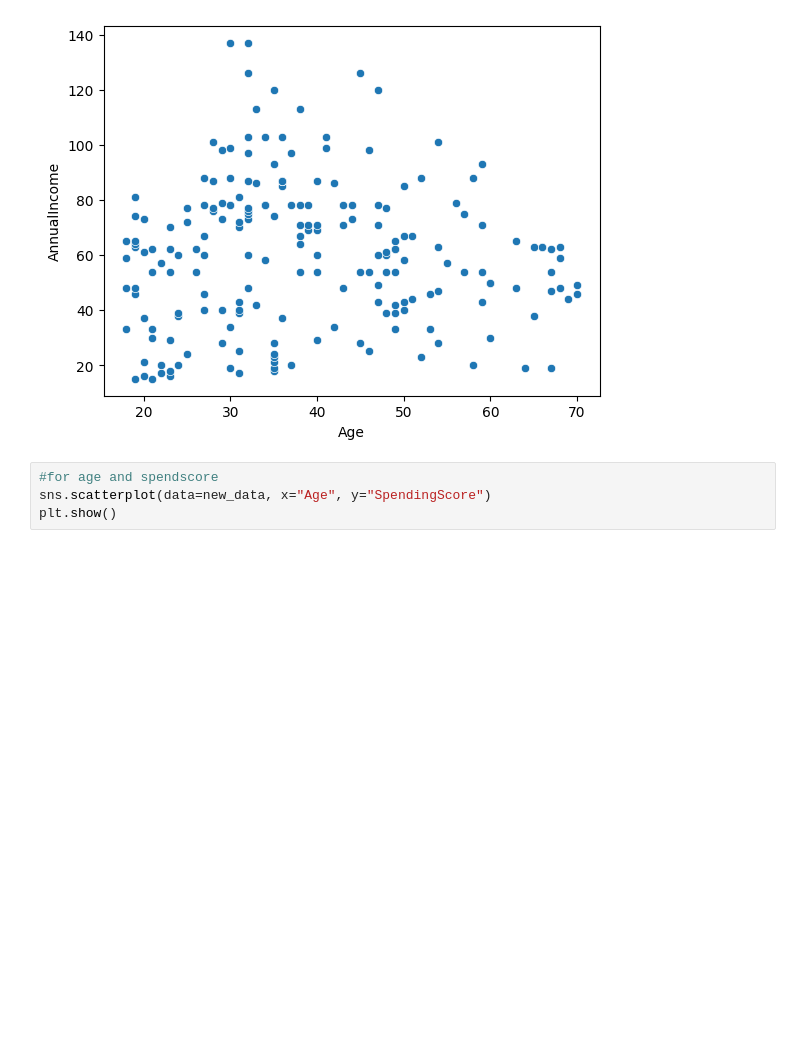
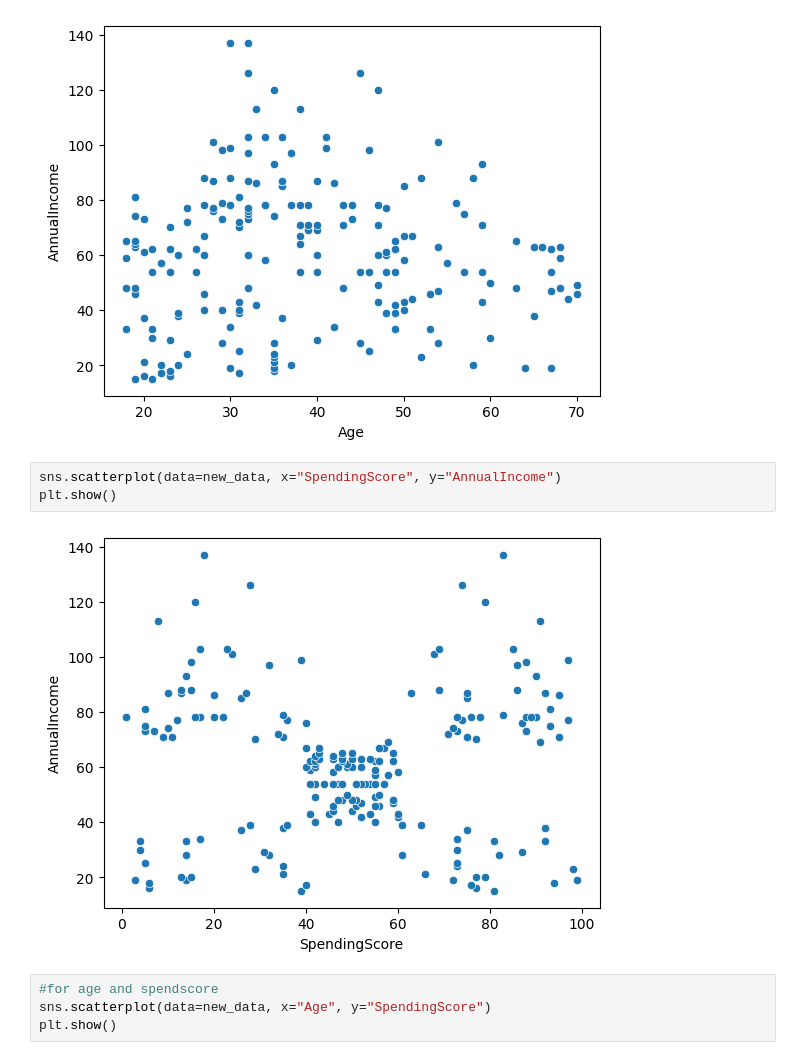
Before and after one commit to sudarshanregmi369/PRODIGY_ML_02, a Jupyter notebook: Mall_Customer_Segmentation.ipynb, the cells around one changed output. Cells and saved outputs as stored; diff of their text form; blank space fills up the shorter version.

```diff
--- a/Mall_Customer_Segmentation.ipynb
+++ b/Mall_Customer_Segmentation.ipynb
@@ -43,6 +44,11 @@ sns.scatterplot(data=new_data, x="Age", y="AnnualIncome")
 plt.show()
 # %% [output]
 [figure]
+# %%
+sns.scatterplot(data=new_data, x="SpendingScore", y="AnnualIncome")
+plt.show()
+# %% [output]
+[figure, added]
 # %%
 #for age and spendscore
 sns.scatterplot(data=new_data, x="Age", y="SpendingScore")
```
Also changed, not shown: parts of 5 cells of this notebook.
